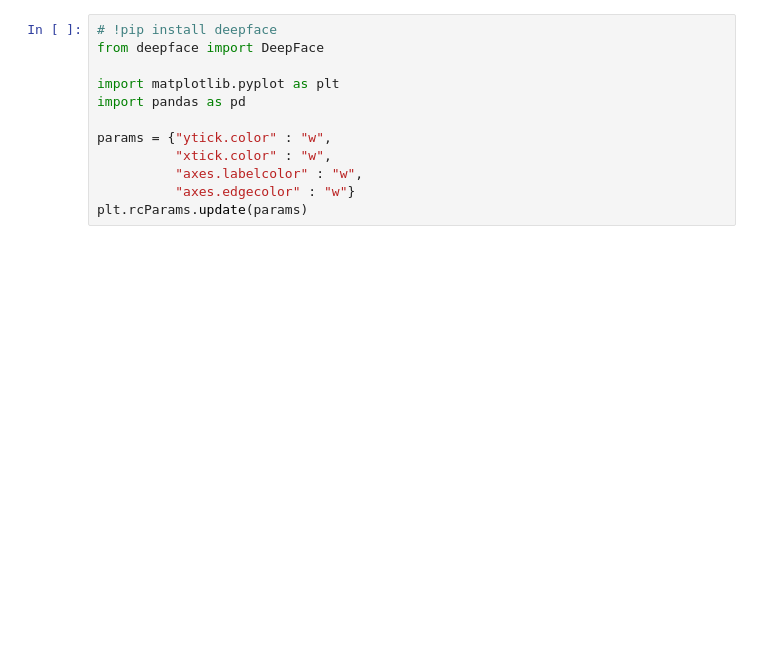
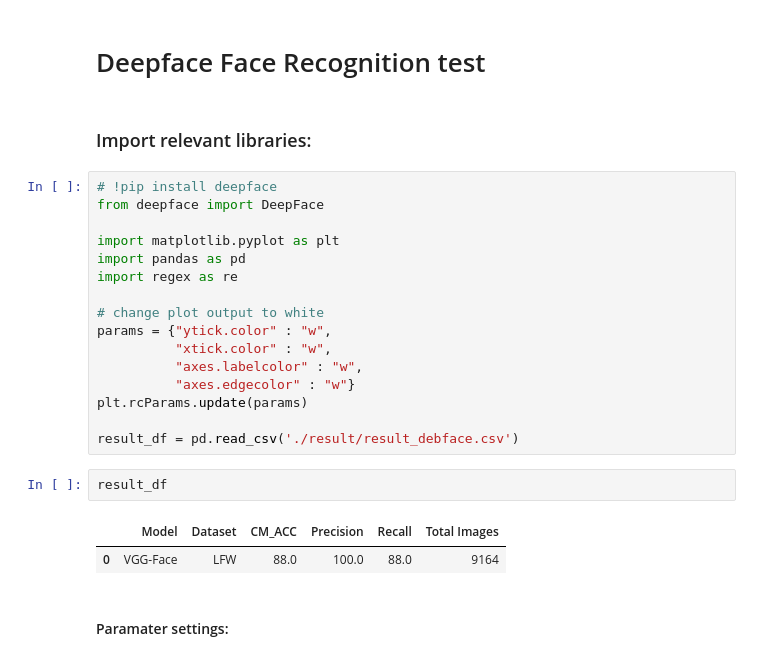
Before and after one commit to sushii2001/DeepFace-gender-bias-detection, a Jupyter notebook: DeepFace-test.ipynb, the cells around one changed output. Drawn from its saved outputs; the diff is of its cells as text; blank space fills up the shorter version.

Commit message:
Add face recognition testing with SOTA models and update results

```diff
--- a/DeepFace-test.ipynb
+++ b/DeepFace-test.ipynb
@@ -1,13 +1,28 @@
+# %% [markdown]
+# Deepface Face Recognition test
+# %% [markdown]
+### Import relevant libraries:
 # %%
 # !pip install deepface
 from deepface import DeepFace
 
 import matplotlib.pyplot as plt
 import pandas as pd
+import regex as re
 
+# change plot output to white
 params = {"ytick.color" : "w",
           "xtick.color" : "w",
           "axes.labelcolor" : "w",
           "axes.edgecolor" : "w"}
 plt.rcParams.update(params)
+
+result_df = pd.read_csv('./result/result_debface.csv')
+# %%
+result_df
+# %% [output]
+|  | Model | Dataset | CM_ACC | Precision | Recall | Total Images |
+| 0 | VGG-Face | LFW | 88.0 | 100.0 | 88.0 | 9164 |
+# %% [markdown]
+#### Paramater settings:
 # %%
```
Also changed, not shown: parts of 19 cells of this notebook, 1 other file.
